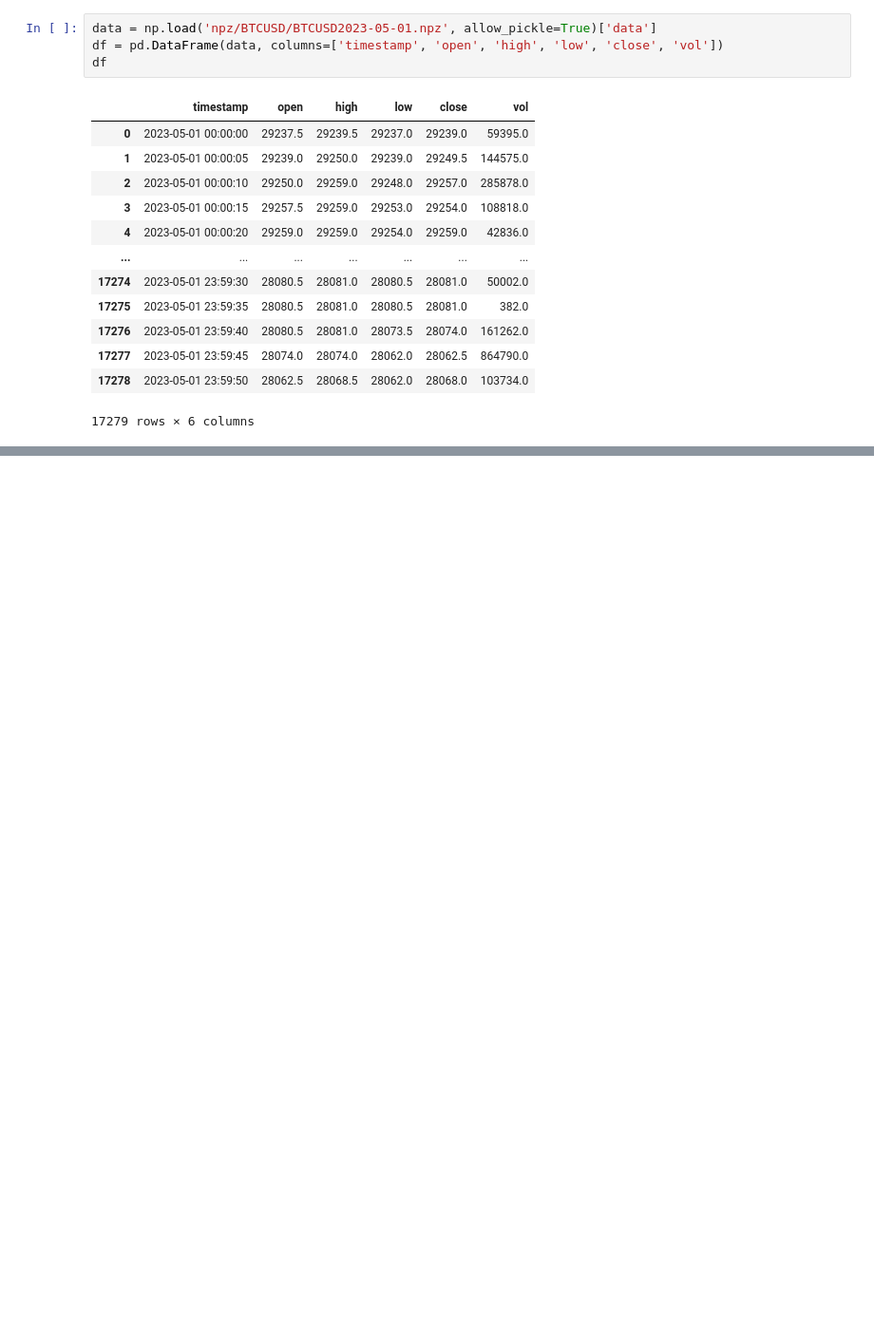
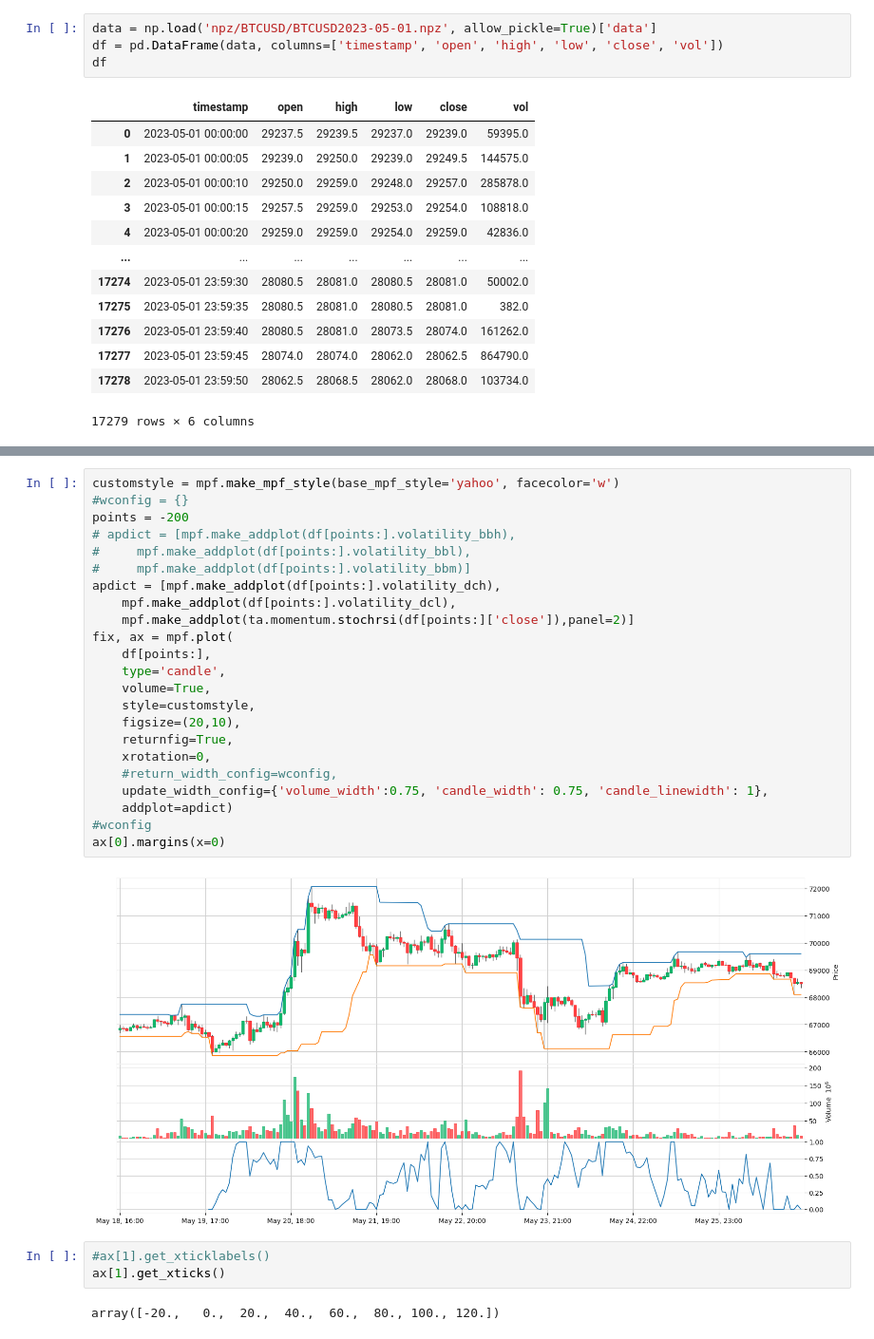
Before and after one commit to barsv/inv, a Jupyter notebook: test.ipynb, the cells around one changed output, grey strips where cells are left out. Shown at 95% size. Cells and saved outputs as stored; diff of their text form; blank space fills up the shorter version.

```diff
--- a/test.ipynb
+++ b/test.ipynb
@@ -63,0 +90,30 @@ df[['open', 'high', 'low', 'close']][:100].plot()
+# %%
+customstyle = mpf.make_mpf_style(base_mpf_style='yahoo', facecolor='w')
+#wconfig = {}
+points = -200
+# apdict = [mpf.make_addplot(df[points:].volatility_bbh),
+#     mpf.make_addplot(df[points:].volatility_bbl),
+#     mpf.make_addplot(df[points:].volatility_bbm)]
+apdict = [mpf.make_addplot(df[points:].volatility_dch),
+    mpf.make_addplot(df[points:].volatility_dcl),
+    mpf.make_addplot(ta.momentum.stochrsi(df[points:]['close']),panel=2)]
+fix, ax = mpf.plot(
+    df[points:],
+    type='candle',
+    volume=True,
+    style=customstyle,
+    figsize=(20,10),
+    returnfig=True,
+    xrotation=0,
+    #return_width_config=wconfig,
+    update_width_config={'volume_width':0.75, 'candle_width': 0.75, 'candle_linewidth': 1},
+    addplot=apdict)
+#wconfig
+ax[0].margins(x=0)
+# %% [output]
+[figure, added]
+# %%
+#ax[1].get_xticklabels()
+ax[1].get_xticks()
+# %% [output]
+array([-20.,   0.,  20.,  40.,  60.,  80., 100., 120.])
```
Also changed, not shown: parts of 9 cells of this notebook.
